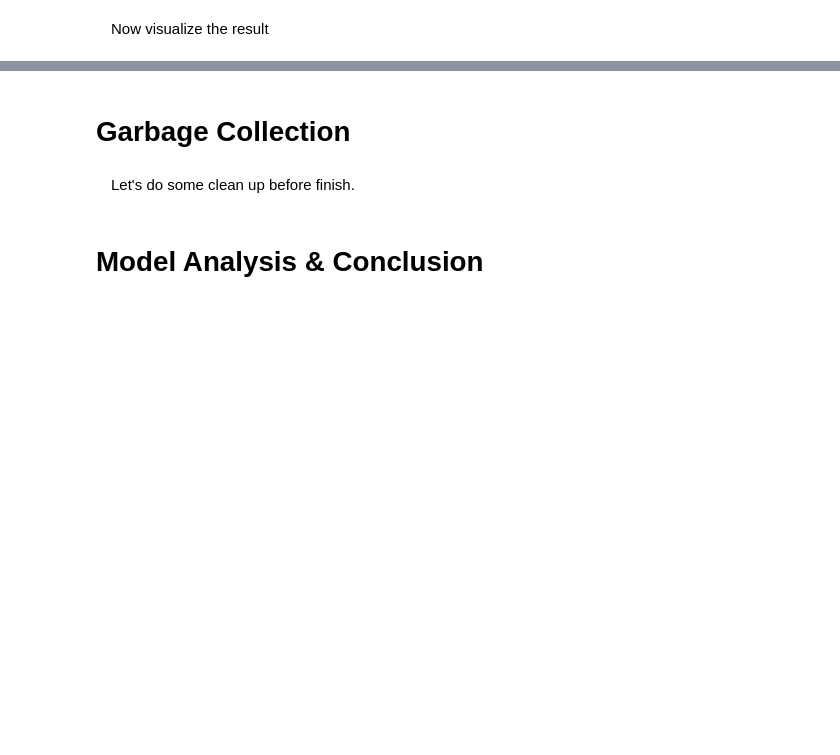
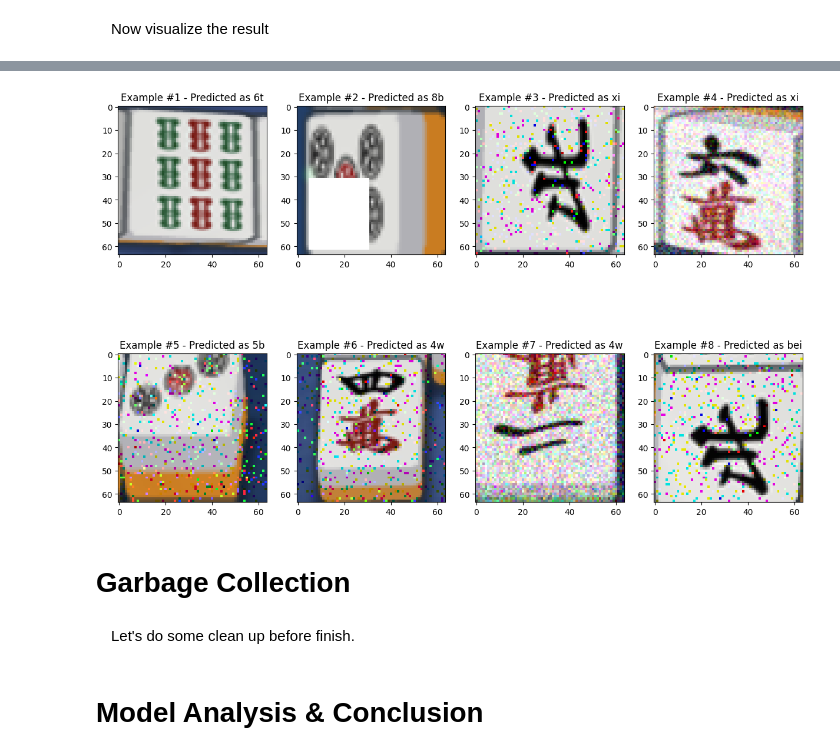
Before and after one commit to KSDeng/Mahjong-Master, a Jupyter notebook: Report.ipynb, the cells around one changed output, grey strips where cells are left out. Saved outputs shown, nothing was run; the diff lists cells and outputs as text; code cells hidden in the pictures; blank space fills up the shorter version.

Commit message:
add test prediction

```diff
--- a/Report.ipynb
+++ b/Report.ipynb
@@ -638,3 +641,26 @@ Accuracy of the network on the test images: 96 %
+# %%
+def sample_prediction_data_loader(dataset_test):
+    bs = 1
+    sample_pred_data_loader = DataLoader(dataset_test, batch_size=bs, shuffle=True, num_workers=0)
+    return sample_pred_data_loader
+
+sample_loader = sample_prediction_data_loader(dataset_test)
+num_images = 8
+cnt_images = 0
+fig, axes = plt.subplots(2, 4, figsize=(15, 10))
+label_to_class = {v: k for k, v in dataset_test.class_to_idx.items()}
+for i, data in enumerate(sample_loader, 0):
+    row = i // 4
+    col = i % 4
+    axes[row][col].imshow(data[0][0].permute(1, 2, 0))
+    inputs, labels = data[0].to(device), data[1].to(device)
+    outputs = model(inputs)
+    axes[row][col].set_title(f"Example #{i + 1} - Predicted as {label_to_class[int(outputs.argmax())]}")
+    cnt_images += 1
+    if cnt_images == num_images:
+        break
+# %% [output]
+[figure, added]
 # %% [markdown]
 # Garbage Collection
 # %% [markdown]
```
Also changed, not shown: parts of 9 cells of this notebook.
